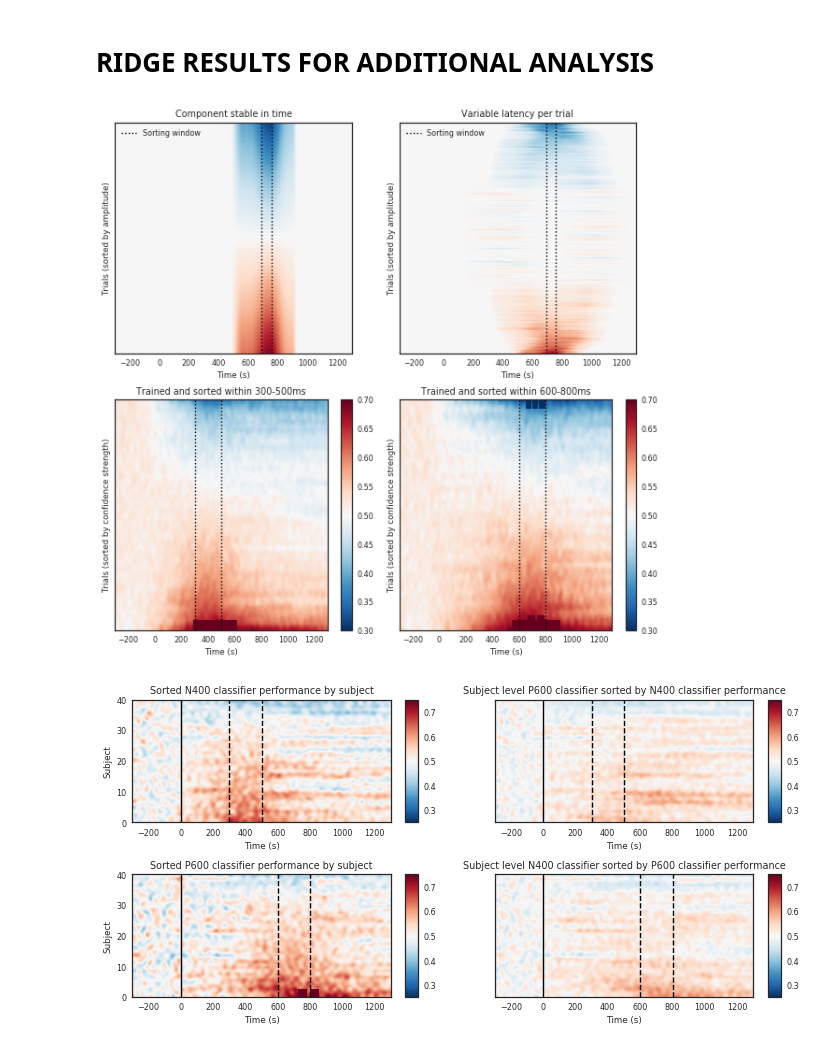
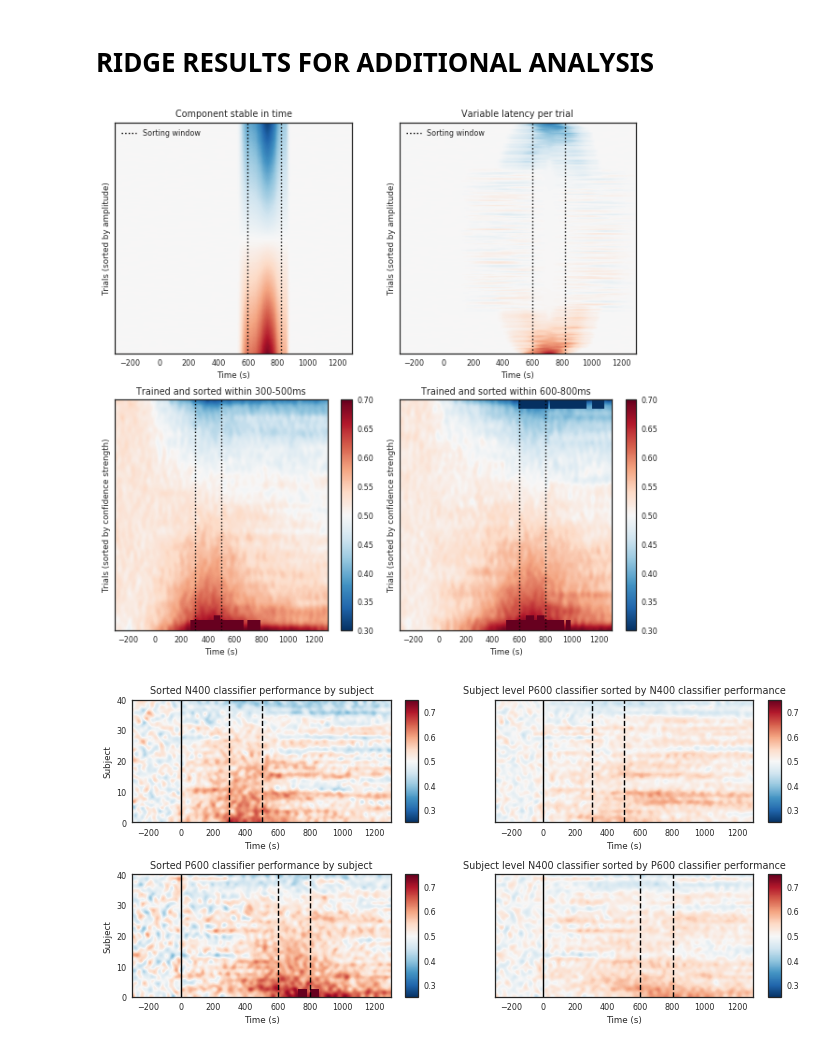
Before and after one commit to heikele/GAT_n4-p6, a Jupyter notebook: additional-MVPA-analysis.ipynb, the cells around one changed output. Drawn from its saved outputs; the diff is of its cells as text; code cells hidden in the pictures.

```diff
--- a/additional-MVPA-analysis.ipynb
+++ b/additional-MVPA-analysis.ipynb
@@ -20,4 +20,9 @@ import pickle
 
 loc_files = "~/conincon_data/files/" # location of saved epochs
 template = "{}-epo.fif" # template to load epochs
+
+names = list({fname.split("-")[0]  # list of participant IDs
+              for fname in listdir(loc_epochs)
+              if "epoch" in fname and fname.split("-")[0] not in bads
+             })
 # %%
@@ -24,13 +30,8 @@ template = "{}-epo.fif" # template to load epochs
 bads = ["VLA21", # not a native speaker of German
         "GMA05","RAC22","PBT16","HHA01","BSN17"]
-# %%
-names = list({fname.split("-")[0]  # list of participant IDs
-              for fname in listdir(loc_files)
-              if "on_ica" in fname and fname.split("-")[0] not in bads
-             })
 # %%
 # load previously calculated(and saved) scores
-with open(loc_files+'scores.pckl', 'rb') as f:
+with open(loc_files+'scores20hz-all.pckl', 'rb') as f:
         scores_dict = pickle.load(f)
 # %%
 def get_epochs(name):
@@ -38,7 +39,7 @@ def get_epochs(name):
     loads the epoched data for participant (name)
     '''
 
-    epoch = mne.read_epochs(loc_files+template.format(name))
+    epoch = mne.read_epochs(loc_epochs+template.format(name))
     return epoch
 times = get_epochs(names[0]).times
 l_times = list(times)
@@ -117,14 +118,14 @@ from mpl_toolkits.axes_grid1 import make_axes_locatable
 
 
 data_path = testing.data_path()
-fname = "/data/home1/eheikel/mne_data/MNE-testing-data/EEGLAB/test_raw.set"
-montage = "/data/home1/eheikel/mne_data/MNE-testing-data/EEGLAB/test_chans.locs"
+fname = data_path + "/EEGLAB/test_raw.set"
+montage = data_path + "/EEGLAB/test_chans.locs"
 
 event_id = {"rt":1, "square":2}
 eog = {"FPz", "EOG1", "EOG2"}
 raw = mne.io.eeglab.read_raw_eeglab(fname, preload=True, eog=eog,
                                     montage=montage, event_id=event_id
-                                   ).filter(1, None)
+                                   ).filter(1, None).resample(100)
 events = mne.find_events(raw)
 picks = mne.pick_types(raw.info, eeg=True)
 epochs = mne.Epochs(raw, events, {"square":2, "rt": 1}, tmax=1., picks=picks, preload=True)
@@ -148,35 +149,33 @@ for ax, do_t in zip(axes.flatten()[:2], [True, False]):
     draw = raw._data.copy()
 
     d2 = np.array([draw[:nchans, time_-50:time_+50] for time_ in times])
-    all_subjs = []
-    for _ in range(40):
-        draw = raw._data.copy()
 
-        d2 = np.array([draw[:nchans, time_-50:time_+50] for time_ in times])
-        ts = []
-        for ii, trial in enumerate(d2):
-            t = np.random.randint(25, 100-ntimes)
-            ts.append(t)
-            if do_t is True:
-                t = np.mean((25, 100-ntimes)).astype(int)
-            randn_ = np.random.uniform(-1.5, 1.5)
-            d2[ii, :, t:t+ntimes] += (d * 50) * randn_#np.random.uniform(-5, 5)
+    draw = raw._data.copy()
 
-        d3 = d2.mean(1)
-        d3.shape
+    d2 = np.array([draw[:nchans, time_-50:time_+50] for time_ in times])
+    ts = []
+    for ii, trial in enumerate(d2):
+        t = np.random.randint(25, 100-ntimes)
+        ts.append(t)
+        if do_t is True:
+            t = np.mean((25, 100-ntimes)).astype(int)
+        randn_ = np.random.uniform(-1.5, 1.5)
+        d2[ii, :, t:t+ntimes] += (d * 50) * randn_#np.random.uniform(-5, 5)
 
-        tmean = int(np.mean(ts)) + d.mean(0).argmax()
-        order = d3[:, tmean-2:tmean+2].mean(1).argsort()
-        all_subjs.append(d3[order, :])
+    d3 = d2.mean(1)
+    d3.shape
 
-    d4 = np.mean(all_subjs, 0)
+    tmean = int(np.mean(ts)) + d.mean(0).argmax()
+    start, end = (tmean-7), (tmean+7)
+    order = d3[:, tmean-2:tmean+2].mean(1).argsort()
+
     #mx = np.abs(d4).max() #* .5
     mx = 0.0015
 
 
     ax.imshow(d3[order, :], aspect="auto",origin='upper', cmap="RdBu_r", interpolation="bicubic",
               extent=(-300, 1300, 0, 1), vmin=-mx, vmax=mx),
-    t0, t1 = (tmean + 2) / 100, (tmean - 2) / 100
+    t0, t1 = (start) / 100, (end) / 100
     ax.plot((t0*1600-300, t0*1600-300), (0, 1), color="k", linestyle=":", label="Sorting window")
     ax.plot((t1*1600-300, t1*1600-300), (0, 1), color="k", linestyle=":")
 
@@ -203,32 +202,32 @@ for ax, do_t in zip(axes.flatten()[:2], [True, False]):
         rax.spines['top'].set_visible(False)
         rax.set_ylabel("$r$")
         rax.set_xticklabels([])
         rax.set_title("Component stable in time" if do_t else "Variable latency per trial")
         rax.spines['left'].set_bounds(0, 1)
         rax.legend()
 
 n1, n2, p1, p2 = .3, .5, .6, .8
 
 all_times = [(n1, n2, n1, n2),(p1, p2, p1, p2)]
 labels= ['Trained and sorted within 300-500ms', 'Trained and sorted within 600-800ms']
 for ax, tims, label in zip(axes.flatten()[2:], all_times, labels):
     d = np.asarray([sorted_by_pred_conf(p, *tims) for p in predicts])
 
     img = ax.imshow(d.mean(axis=0),origin="upper", cmap="RdBu_r",
            aspect="auto", interpolation="bicubic", extent=[-300, 1300, 0, 80],
           vmin=.3, vmax=.7);
 
     ax.set_ylabel("Trials (sorted by confidence strength)")
     ax.set_yticks([])
     ax.set_title(label)
     ax.vlines(tims[0]*1000,ymin=0, ymax=80, linestyles="dotted")
     ax.vlines(tims[1]*1000,ymin=0, ymax=80, linestyles="dotted")
 
     divider = make_axes_locatable(ax)
     cax = divider.append_axes("right", size="5%", pad=0.2)
     fig.colorbar(img, cax=cax)
 
     ax.set_xlabel("Time (s)")
 # %% [output]
-[figure, old version]
+[figure, new version]
 # %%
```
Also changed, not shown: parts of 4 cells of this notebook, 1 other file.
